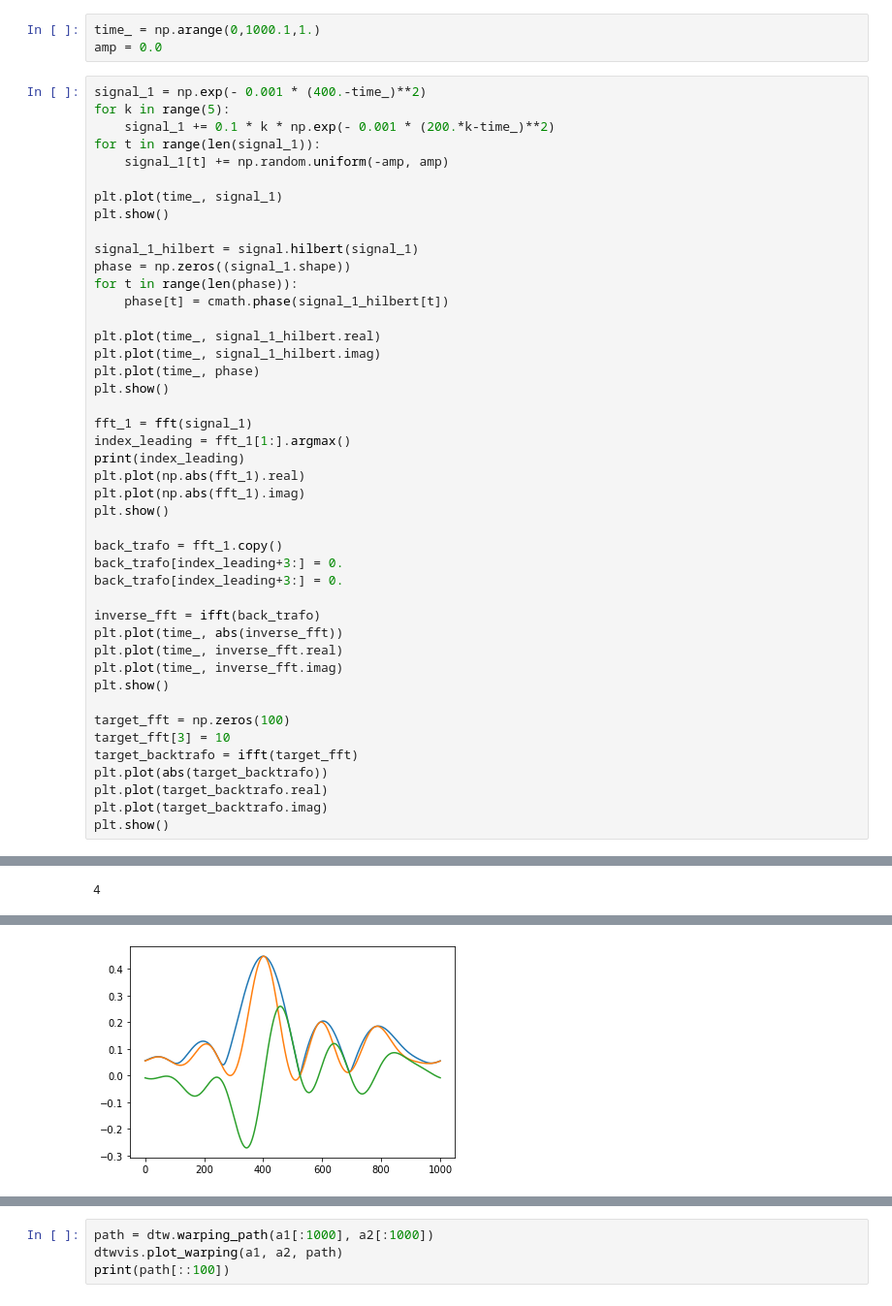
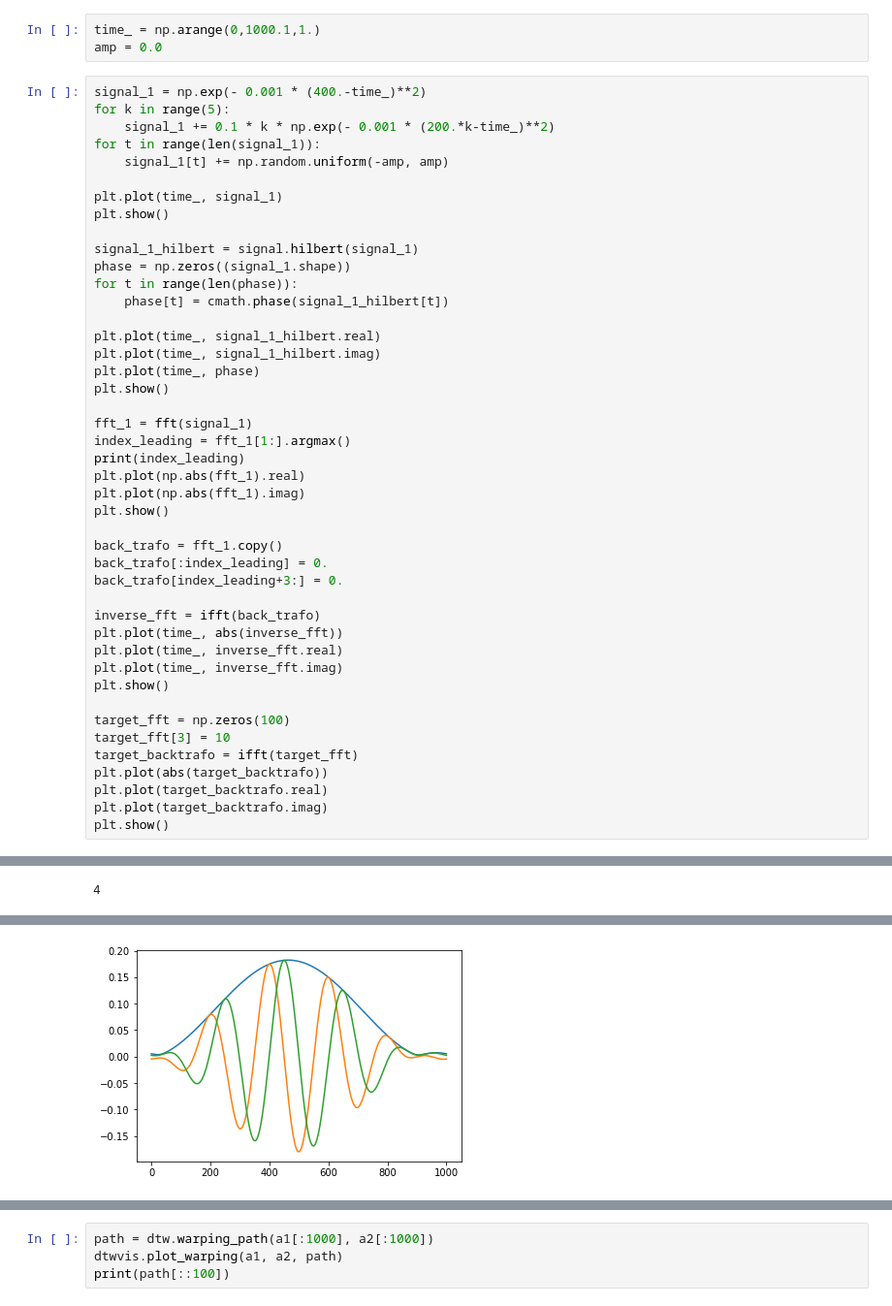
Before and after one commit to AlirezaAccelerates/neurolib, a Jupyter notebook: examples/oscillations.ipynb, the cells around one changed output, grey strips where cells are left out. Shown at 97% size. Saved outputs shown, nothing was run; the diff lists cells and outputs as text.

```diff
--- a/examples/oscillations.ipynb
+++ b/examples/oscillations.ipynb
@@ -28,33 +28,33 @@ plt.plot(time_, phase)
 plt.show()
 
 fft_1 = fft(signal_1)
 index_leading = fft_1[1:].argmax()
 print(index_leading)
 plt.plot(np.abs(fft_1).real)
 plt.plot(np.abs(fft_1).imag)
 plt.show()
 
 back_trafo = fft_1.copy()
-back_trafo[index_leading+3:] = 0.
+back_trafo[:index_leading] = 0.
 back_trafo[index_leading+3:] = 0.
 
 inverse_fft = ifft(back_trafo)
 plt.plot(time_, abs(inverse_fft))
 plt.plot(time_, inverse_fft.real)
 plt.plot(time_, inverse_fft.imag)
 plt.show()
 
 target_fft = np.zeros(100)
 target_fft[3] = 10
 target_backtrafo = ifft(target_fft)
 plt.plot(abs(target_backtrafo))
 plt.plot(target_backtrafo.real)
 plt.plot(target_backtrafo.imag)
 plt.show()
 # %% [output]
 [figure]
 [figure]
 4
 [figure]
-[figure, old version]
+[figure, new version]
 [figure]
```
Also changed, not shown: parts of 2 cells of this notebook.
